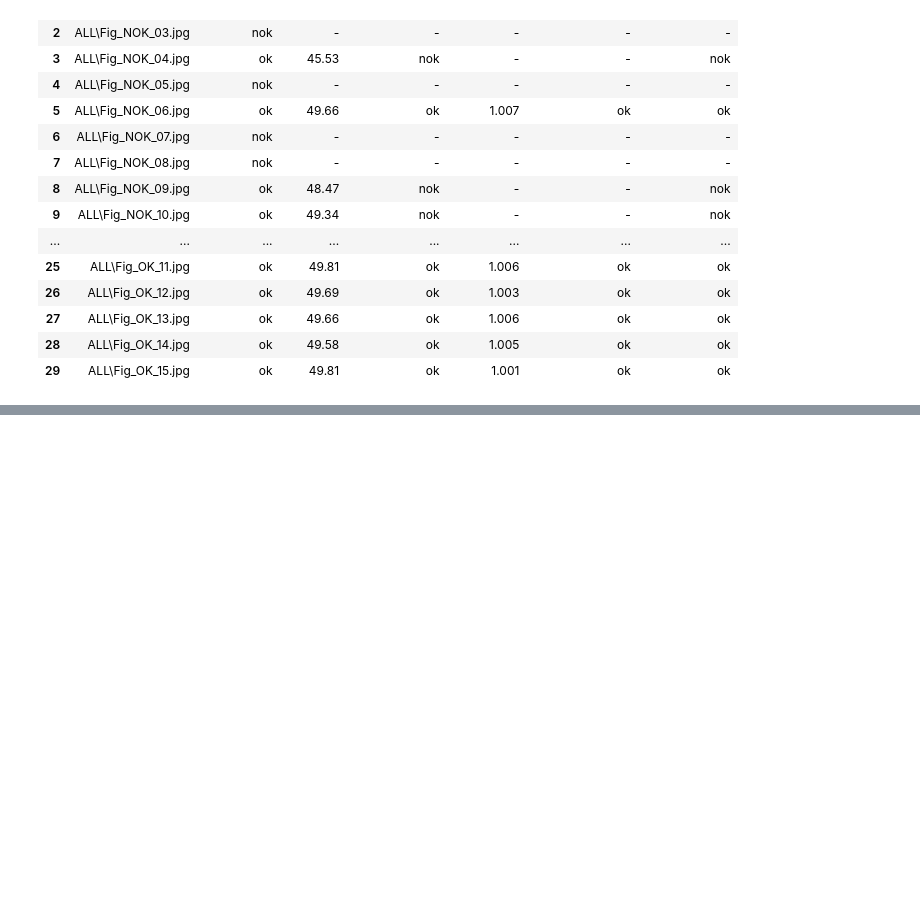
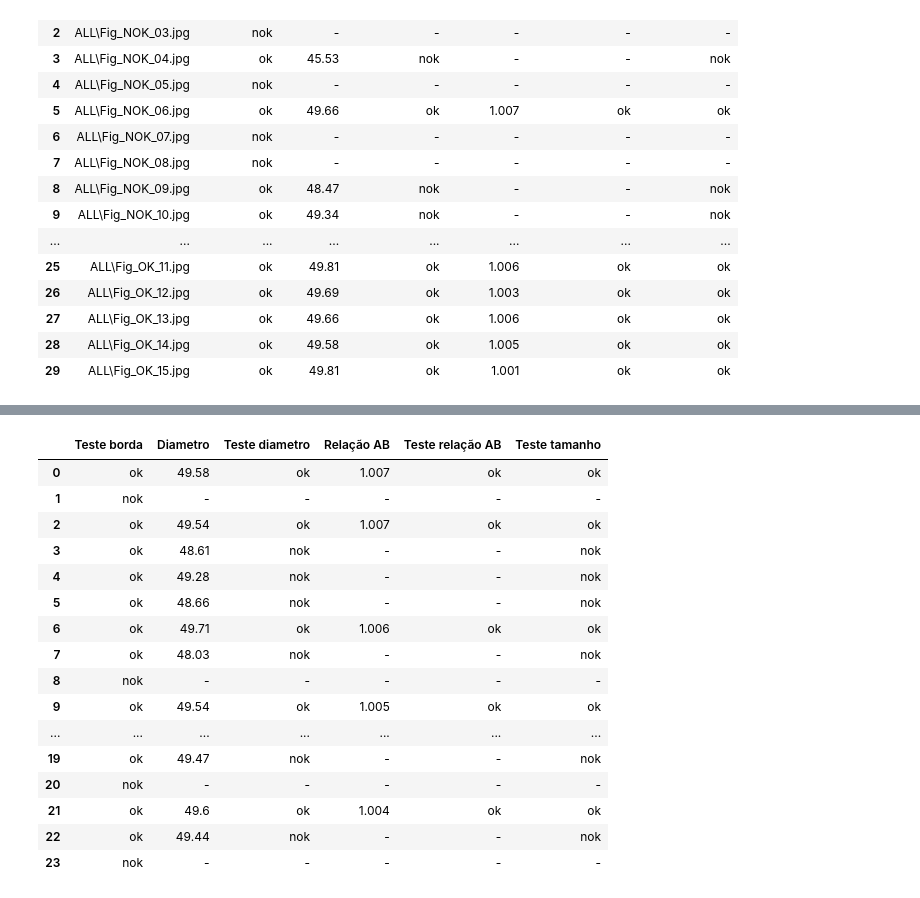
Before and after one commit to BMDamasceno/vm-proj1, a Jupyter notebook: Projeto 1.ipynb, the cells around one changed output, grey strips where cells are left out. Drawn from its saved outputs; the diff is of its cells as text; code cells hidden in the pictures; blank space fills up the shorter version.

Commit message:
tarefa 2 implementada e código limpo

```diff
--- a/Projeto 1.ipynb
+++ b/Projeto 1.ipynb
@@ -414,6 +273,6 @@ df
 | 29 | ALL\Fig_OK_15.jpg | ok | 49.81 | ok | 1.001 | ok | ok |
 # %%
 #Criando um TXT com os dados
-with open('resultado.txt', 'a') as f:
+with open('resultadoTarefa1.txt', 'a') as f:
     dfAsString = df.to_string(header=False, index=False)
     f.write(dfAsString)
@@ -899,0 +347,29 @@ for i in range(len(images)):
+# %%
+data2 = {'Teste borda': borda_ok_video,
+        'Diametro': diametros_video,
+        'Teste diametro': diametro_ok_video,
+        'Relação AB': relacao_video,
+        'Teste relação AB': relacao_ok_video,
+        'Teste tamanho': tamanho_ok_video
+        }
+
+df2 = pd.DataFrame(data2)
+df2
+# %% [output]
+|  | Teste borda | Diametro | Teste diametro | Relação AB | Teste relação AB | Teste tamanho |
+| 0 | ok | 49.58 | ok | 1.007 | ok | ok |
+| 1 | nok | - | - | - | - | - |
+| 2 | ok | 49.54 | ok | 1.007 | ok | ok |
+| 3 | ok | 48.61 | nok | - | - | nok |
+| 4 | ok | 49.28 | nok | - | - | nok |
+| 5 | ok | 48.66 | nok | - | - | nok |
+| 6 | ok | 49.71 | ok | 1.006 | ok | ok |
+| 7 | ok | 48.03 | nok | - | - | nok |
+| 8 | nok | - | - | - | - | - |
+| 9 | ok | 49.54 | ok | 1.005 | ok | ok |
+| ... | ... | ... | ... | ... | ... | ... |
+| 19 | ok | 49.47 | nok | - | - | nok |
+| 20 | nok | - | - | - | - | - |
+| 21 | ok | 49.6 | ok | 1.004 | ok | ok |
+| 22 | ok | 49.44 | nok | - | - | nok |
+| 23 | nok | - | - | - | - | - |
```
Also changed, not shown: parts of 19 cells of this notebook, 3 other files.
